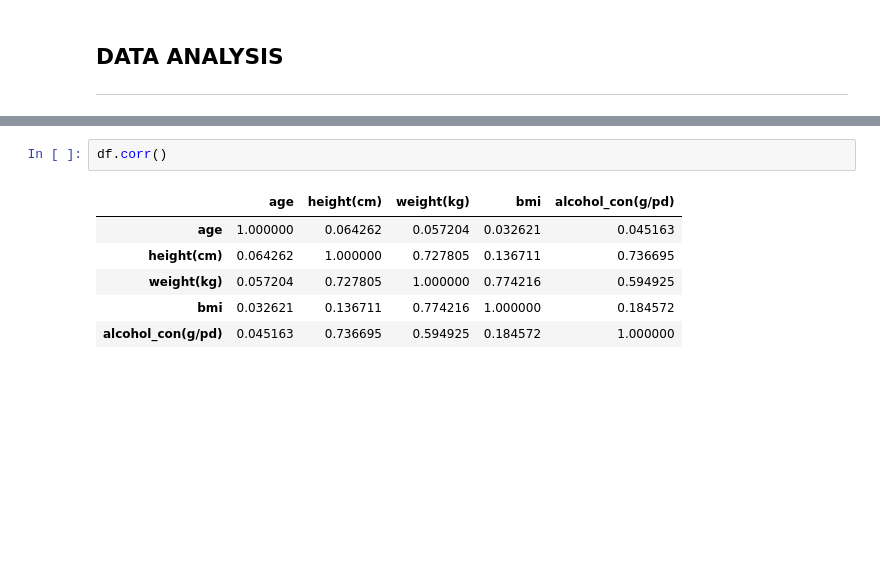
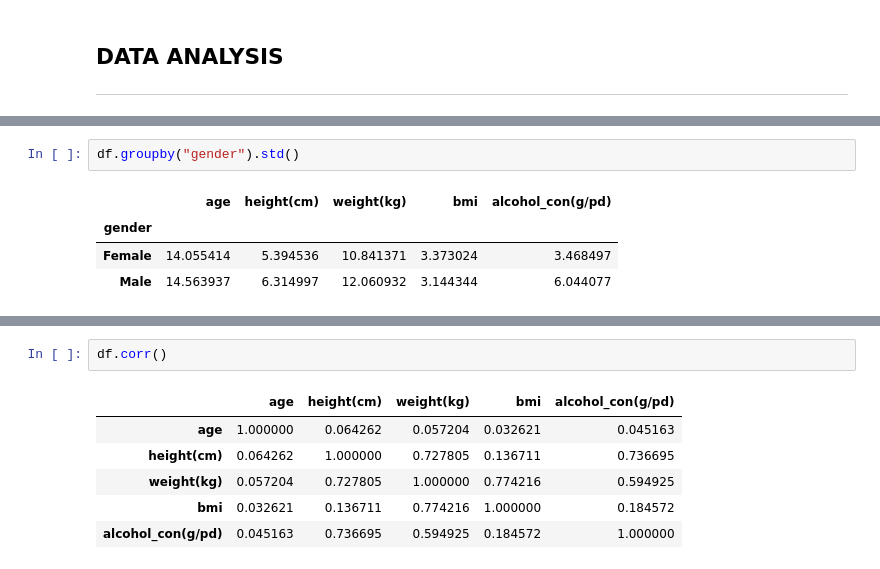
Before and after one commit to AnteDujic/Programming-for-Data-Analysis_project, a Jupyter notebook: bmi_ireland.ipynb, the cells around one changed output, grey strips where cells are left out. Saved outputs shown, nothing was run; the diff lists cells and outputs as text; blank space fills up the shorter version.

```diff
--- a/bmi_ireland.ipynb
+++ b/bmi_ireland.ipynb
@@ -348,0 +371,7 @@ df.head(20)
+# %%
+df.groupby("gender").std()
+# %% [output]
+|  | age | height(cm) | weight(kg) | bmi | alcohol_con(g/pd) |
+| gender |  |  |  |  |  |
+| Female | 14.055414 | 5.394536 | 10.841371 | 3.373024 | 3.468497 |
+| Male | 14.563937 | 6.314997 | 12.060932 | 3.144344 | 6.044077 |
```
Also changed, not shown: parts of 28 cells of this notebook, 2 other files.
